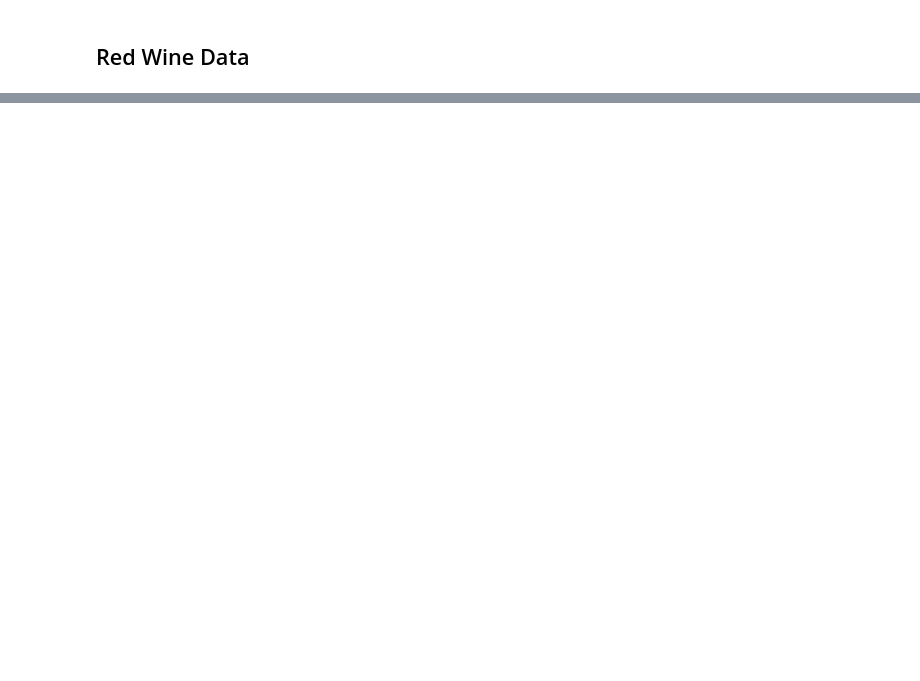
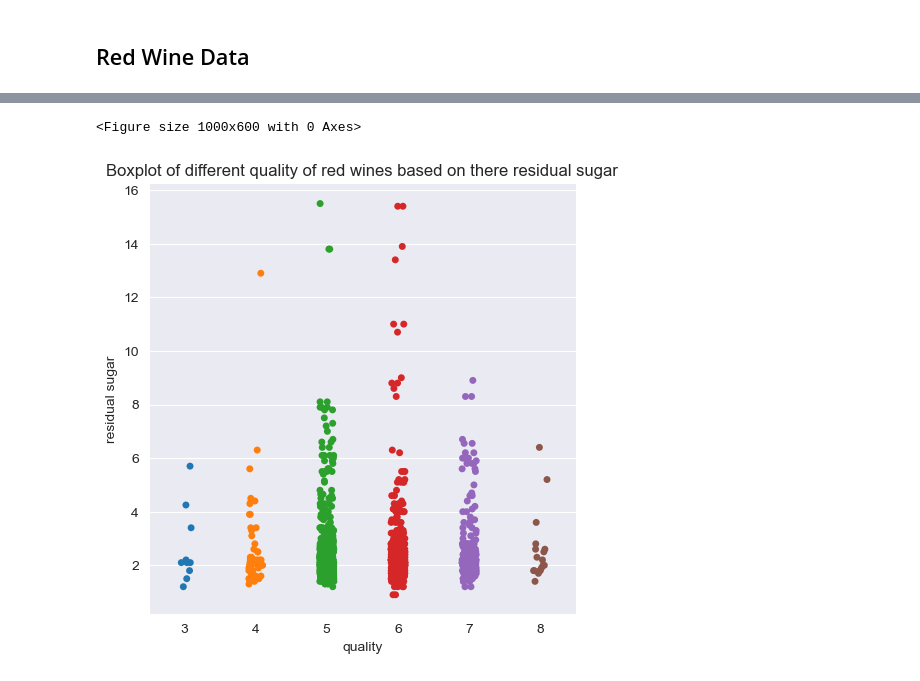
Before and after one commit to craig-lilley/Wine_Project, a Jupyter notebook: Wine Project/wineproject.ipynb, the cells around one changed output, grey strips where cells are left out. Cells and saved outputs as stored; diff of their text form; code cells hidden in the pictures; blank space fills up the shorter version.

```diff
--- a/Wine Project/wineproject.ipynb
+++ b/Wine Project/wineproject.ipynb
@@ -218,0 +219,12 @@ plt.close()
+# %%
+
+plt.figure(figsize=(10, 6))
+sns.catplot(x="quality", y="residual sugar", data=red_dataset, kind="strip")
+plt.title("Boxplot of different quality of red wines based on there residual sugar")
+plt.xlabel("quality")
+plt.ylabel("residual sugar")
+plt.show()
+plt.close()
+# %% [output]
+<Figure size 1000x600 with 0 Axes>
+[figure, added]
```
Also changed, not shown: parts of 14 cells of this notebook.
